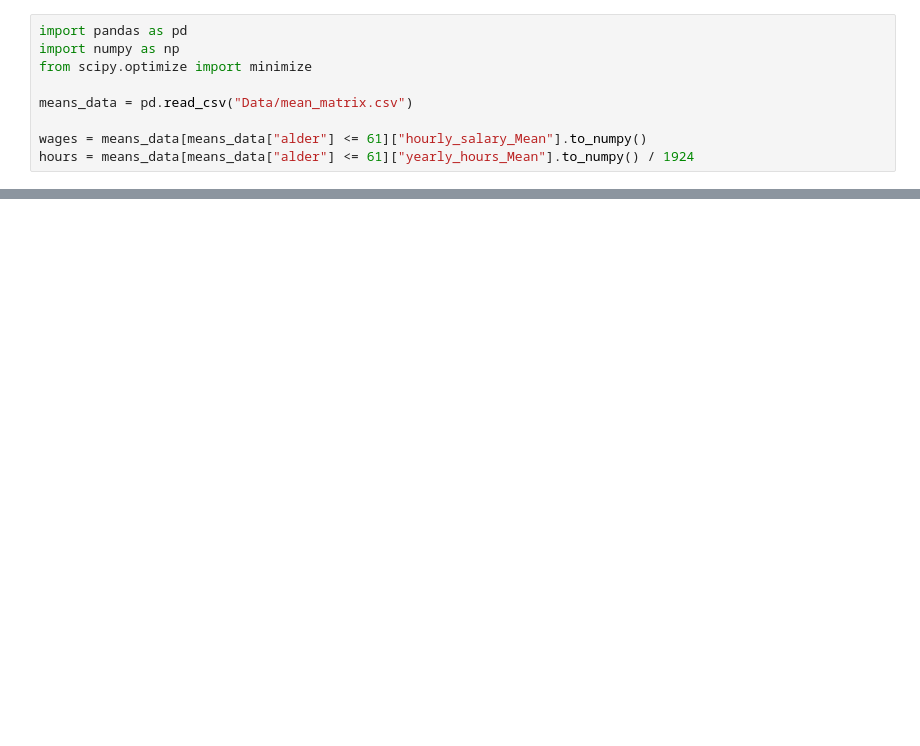
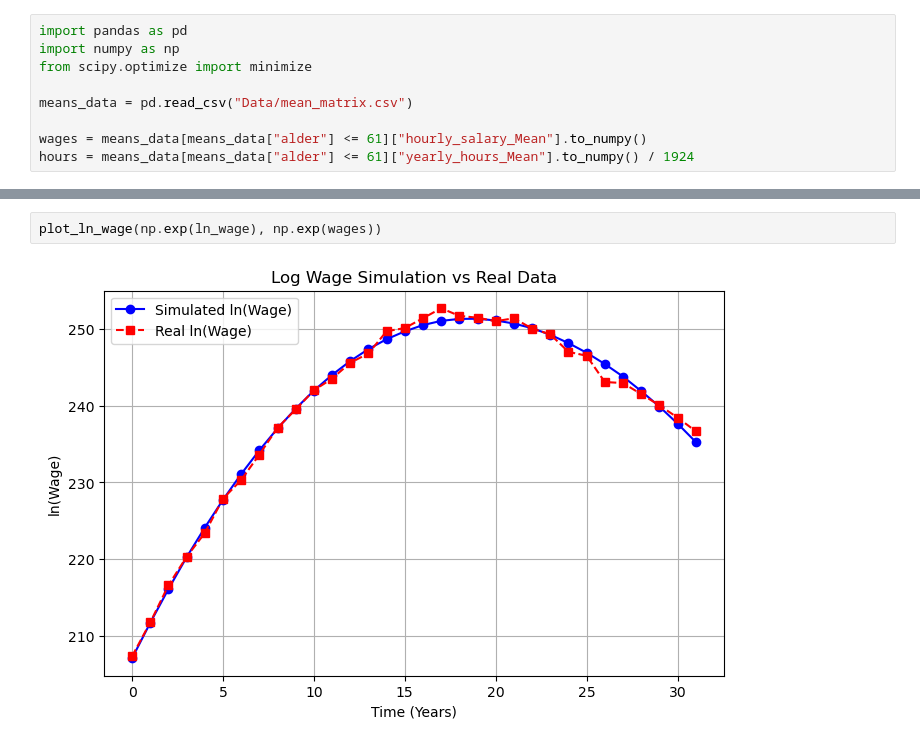
Before and after one commit to math869c/Design_retirement, a Jupyter notebook: Wage estimation.ipynb, the cells around one changed output, grey strips where cells are left out. Drawn from its saved outputs; the diff is of its cells as text; blank space fills up the shorter version.

```diff
--- a/Wage estimation.ipynb
+++ b/Wage estimation.ipynb
@@ -146,0 +122,4 @@ plot_ln_wage(ln_wage, wages)
+# %%
+plot_ln_wage(np.exp(ln_wage), np.exp(wages))
+# %% [output]
+[figure, added]
```
Also changed, not shown: parts of 5 cells of this notebook, 10 other files.
